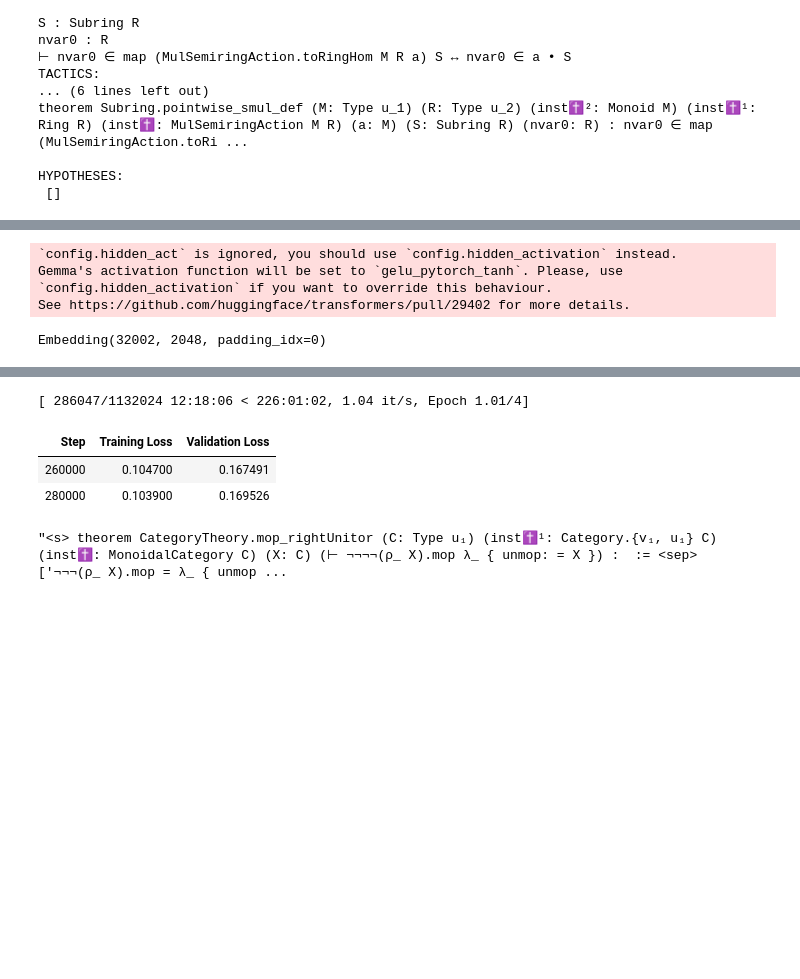
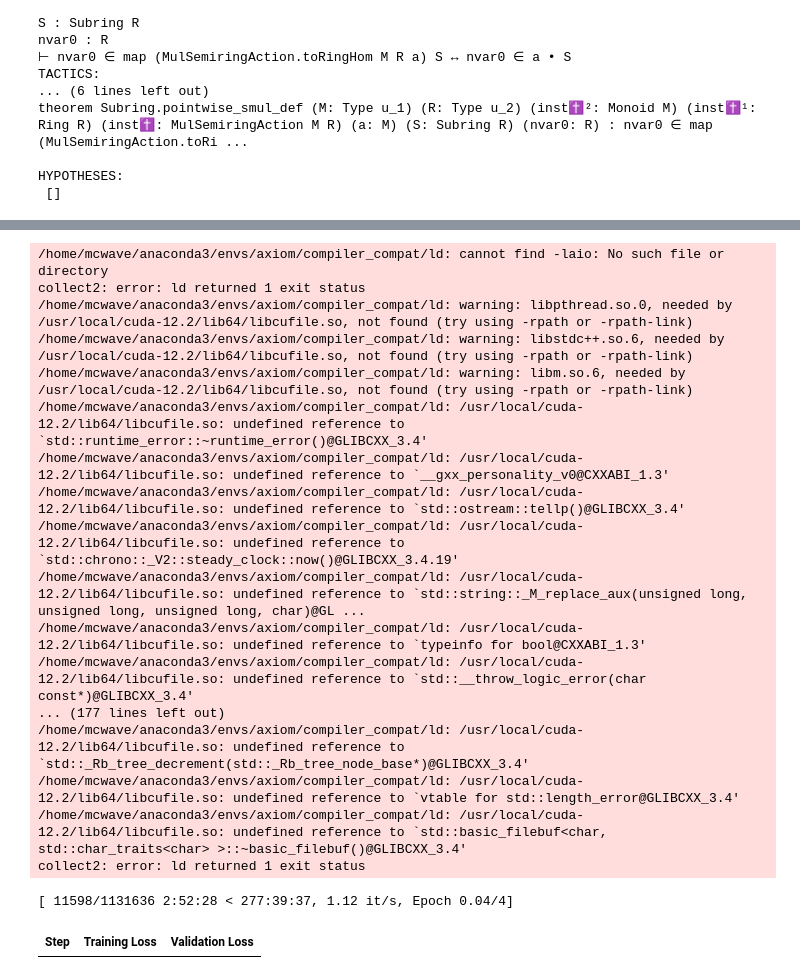
Before and after one commit to xiaoxin-yin/axiomatization, a Jupyter notebook: predict_hypotheses_train_gemma2b.ipynb, the cells around one changed output, grey strips where cells are left out. Drawn from its saved outputs; the diff is of its cells as text; code cells hidden in the pictures; blank space fills up the shorter version.

```diff
--- a/predict_hypotheses_train_gemma2b.ipynb
+++ b/predict_hypotheses_train_gemma2b.ipynb
@@ -290,8 +288,8 @@ import torch
 from transformers import AutoTokenizer
 from datasets import load_dataset, Dataset, load_from_disk
 
-#tokenized_train.save_to_disk('datasets/predict_hyp_tokenized_train.dataset')
-#tokenized_test.save_to_disk('datasets/predict_hyp_tokenized_test.dataset')
+#tokenized_train.save_to_disk('datasets/predict_hyp_tokenized_inst_label_train.dataset')
+#tokenized_test.save_to_disk('datasets/predict_hyp_tokenized_inst_label_test.dataset')
 
-tokenized_train = load_from_disk('datasets/predict_hyp_tokenized_train.dataset')
-tokenized_test = load_from_disk('datasets/predict_hyp_tokenized_test.dataset')
+tokenized_train = load_from_disk('datasets/predict_hyp_tokenized_inst_label_train.dataset')
+tokenized_test = load_from_disk('datasets/predict_hyp_tokenized_inst_label_test.dataset')
@@ -321,15 +319,24 @@ from transformers import AutoModelForCausalLM, Trainer, TrainingArguments
 
 #login(token="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")
 
-model_name = "google/gemma-2b"
-model = AutoModelForCausalLM.from_pretrained(model_name)
+model_name = "google/gemma-2-2b"
+#model = AutoModelForCausalLM.from_pretrained(model_name)
+model = AutoModelForCausalLM.from_pretrained(
+    model_name,
+    device_map="auto",
+    torch_dtype=torch.bfloat16,
+)
 model.resize_token_embeddings(len(tokenizer))
+# Update the model's configuration
+pad_token_id = tokenizer.pad_token_id
+model.config.pad_token_id = pad_token_id
+
+# Update the padding index in the embedding layer
+if hasattr(model, 'get_input_embeddings'):
+    model.get_input_embeddings().padding_idx = pad_token_id
+
+# cp_path = 'datasets/predict-hyp-gemma-2b-v0/checkpoint-200000'
+# model = AutoModelForCausalLM.from_pretrained(cp_path)
-# %% [output]
-`config.hidden_act` is ignored, you should use `config.hidden_activation` instead.
-Gemma's activation function will be set to `gelu_pytorch_tanh`. Please, use
-`config.hidden_activation` if you want to override this behaviour.
-See https://github.com/huggingface/transformers/pull/29402 for more details.
-Embedding(32002, 2048, padding_idx=0)
 # %%
 from transformers import Trainer, TrainingArguments
 from datasets import load_dataset,load_metric
@@ -338,9 +345,9 @@ from transformers import AutoTokenizer, DataCollatorForLanguageModeling
 data_collator = DataCollatorForLanguageModeling(tokenizer=tokenizer, mlm=False)
 
 training_args = TrainingArguments(
-    output_dir="datasets/predict-hyp-gemma-2b",
+    output_dir="datasets/predict-hyp-inst-label-gemma-2b",
     evaluation_strategy="steps", #"epochs"
-    learning_rate=3e-7,  # PAY ATTENTION TO LEARNING RATE!
+    learning_rate=1e-5,  # PAY ATTENTION TO LEARNING RATE!
     weight_decay=0.01,
     per_device_train_batch_size=12,
     per_device_eval_batch_size=2,
@@ -363,7 +370,7 @@ trainer = Trainer(
     data_collator=data_collator,
 )
 
-cp_path = 'datasets/predict-hyp-gemma-2b/checkpoint-240000'
+cp_path = 'datasets/predict-hyp-gemma2-2b/checkpoint-40000'
 
-trainer.train(cp_path)
+trainer.train()
 # %% [output]
@@ -371,11 +378,24 @@ There were missing keys in the checkpoint model loaded: ['lm_head.weight'].
-[ 286047/1132024 12:18:06 < 226:01:02, 1.04 it/s, Epoch 1.01/4]
+/home/mcwave/anaconda3/envs/axiom/compiler_compat/ld: cannot find -laio: No such file or directory
+collect2: error: ld returned 1 exit status
+/home/mcwave/anaconda3/envs/axiom/compiler_compat/ld: warning: libpthread.so.0, needed by /usr/local/cuda-12.2/lib64/libcufile.so, not found (try using -rpath or -rpath-link)
+/home/mcwave/anaconda3/envs/axiom/compiler_compat/ld: warning: libstdc++.so.6, needed by /usr/local/cuda-12.2/lib64/libcufile.so, not found (try using -rpath or -rpath-link)
+/home/mcwave/anaconda3/envs/axiom/compiler_compat/ld: warning: libm.so.6, needed by /usr/local/cuda-12.2/lib64/libcufile.so, not found (try using -rpath or -rpath-link)
+/home/mcwave/anaconda3/envs/axiom/compiler_compat/ld: /usr/local/cuda-12.2/lib64/libcufile.so: undefined reference to `std::runtime_error::~runtime_error()@GLIBCXX_3.4'
+/home/mcwave/anaconda3/envs/axiom/compiler_compat/ld: /usr/local/cuda-12.2/lib64/libcufile.so: undefined reference to `__gxx_personality_v0@CXXABI_1.3'
+/home/mcwave/anaconda3/envs/axiom/compiler_compat/ld: /usr/local/cuda-12.2/lib64/libcufile.so: undefined reference to `std::ostream::tellp()@GLIBCXX_3.4'
+/home/mcwave/anaconda3/envs/axiom/compiler_compat/ld: /usr/local/cuda-12.2/lib64/libcufile.so: undefined reference to `std::chrono::_V2::steady_clock::now()@GLIBCXX_3.4.19'
+/home/mcwave/anaconda3/envs/axiom/compiler_compat/ld: /usr/local/cuda-12.2/lib64/libcufile.so: undefined reference to `std::string::_M_replace_aux(unsigned long, unsigned long, unsigned long, char)@GL ...
+/home/mcwave/anaconda3/envs/axiom/compiler_compat/ld: /usr/local/cuda-12.2/lib64/libcufile.so: undefined reference to `typeinfo for bool@CXXABI_1.3'
+/home/mcwave/anaconda3/envs/axiom/compiler_compat/ld: /usr/local/cuda-12.2/lib64/libcufile.so: undefined reference to `std::__throw_logic_error(char const*)@GLIBCXX_3.4'
+... (177 lines left out)
+/home/mcwave/anaconda3/envs/axiom/compiler_compat/ld: /usr/local/cuda-12.2/lib64/libcufile.so: undefined reference to `std::_Rb_tree_decrement(std::_Rb_tree_node_base*)@GLIBCXX_3.4'
+/home/mcwave/anaconda3/envs/axiom/compiler_compat/ld: /usr/local/cuda-12.2/lib64/libcufile.so: undefined reference to `vtable for std::length_error@GLIBCXX_3.4'
+/home/mcwave/anaconda3/envs/axiom/compiler_compat/ld: /usr/local/cuda-12.2/lib64/libcufile.so: undefined reference to `std::basic_filebuf<char, std::char_traits<char> >::~basic_filebuf()@GLIBCXX_3.4'
+collect2: error: ld returned 1 exit status
+[ 11598/1131636 2:52:28 < 277:39:37, 1.12 it/s, Epoch 0.04/4]
 | Step | Training Loss | Validation Loss |
-| 260000 | 0.104700 | 0.167491 |
-| 280000 | 0.103900 | 0.169526 |
 # %%
 tokenizer.decode(tokenized_test[0]['input_ids'])
-# %% [output]
-"<s> theorem CategoryTheory.mop_rightUnitor (C: Type u₁) (inst✝¹: Category.{v₁, u₁} C) (inst✝: MonoidalCategory C) (X: C) (⊢ ¬¬¬¬(ρ_ X).mop λ_ { unmop: = X }) :  := <sep>  ['¬¬¬(ρ_ X).mop = λ_ { unmop ...
 # %%
 def predict_hyp(instruction):
     input_ids = tokenizer.encode(instruction, return_tensors='pt').to('cuda')
```
Also changed, not shown: parts of 13 cells of this notebook, 9 other files.
